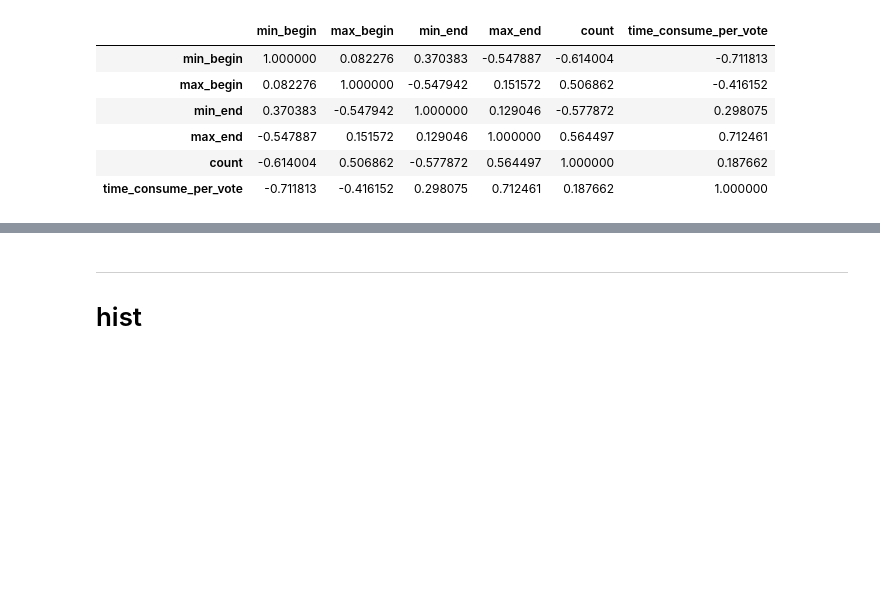
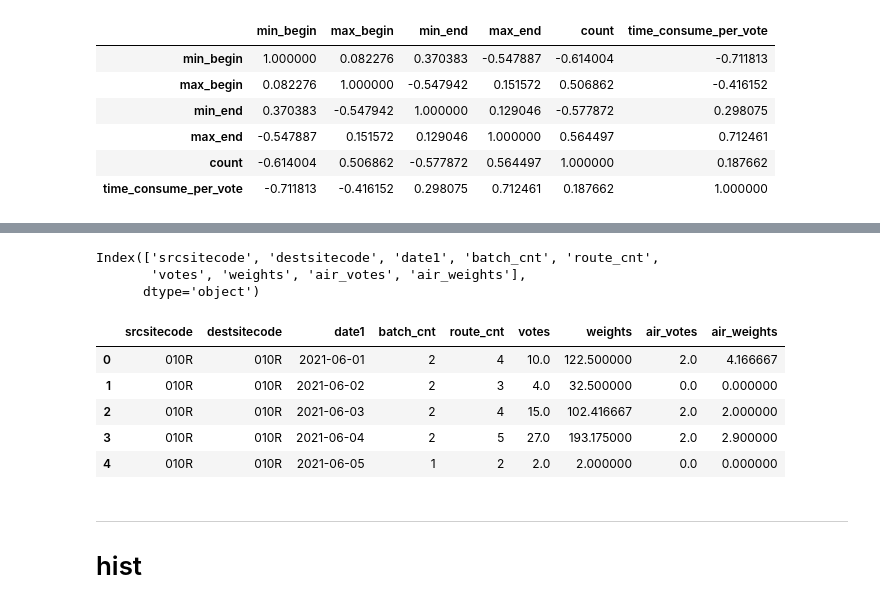
Before and after one commit to fyenne/play7_comp, a Jupyter notebook: data_clea.ipynb, the cells around one changed output, grey strips where cells are left out. Cells and saved outputs as stored; diff of their text form; code cells hidden in the pictures; blank space fills up the shorter version.

```diff
--- a/data_clea.ipynb
+++ b/data_clea.ipynb
@@ -196,0 +199,11 @@ dtype: float64
+# %%
+# prc_in.head()
+
+od = prc_in.groupby(['srcsitecode','destsitecode', 'date1']).agg(
+    batch_cnt = ('srcbatchcode', 'nunique'),
+    route_cnt = ('route_code', 'nunique'),
+    votes = ('votes', sum),
+    weights = ('weight1', sum),
+    air_votes =('air_votes', sum),
+    air_weights = ('air_weight1', sum)
+).reset_index()
@@ -197,3 +212,18 @@ dtype: float64
+# %%
+od.columns
+# %% [output]
+Index(['srcsitecode', 'destsitecode', 'date1', 'batch_cnt', 'route_cnt',
+       'votes', 'weights', 'air_votes', 'air_weights'],
+      dtype='object')
+# %%
+od.head()
+# %% [output]
+|  | srcsitecode | destsitecode | date1 | batch_cnt | route_cnt | votes | weights | air_votes | air_weights |
+| 0 | 010R | 010R | 2021-06-01 | 2 | 4 | 10.0 | 122.500000 | 2.0 | 4.166667 |
+| 1 | 010R | 010R | 2021-06-02 | 2 | 3 | 4.0 | 32.500000 | 0.0 | 0.000000 |
+| 2 | 010R | 010R | 2021-06-03 | 2 | 4 | 15.0 | 102.416667 | 2.0 | 2.000000 |
+| 3 | 010R | 010R | 2021-06-04 | 2 | 5 | 27.0 | 193.175000 | 2.0 | 2.900000 |
+| 4 | 010R | 010R | 2021-06-05 | 1 | 2 | 2.0 | 2.000000 | 0.0 | 0.000000 |
 # %% [markdown]
 ---
 
```
Also changed, not shown: parts of 19 cells of this notebook, 2 other files.
